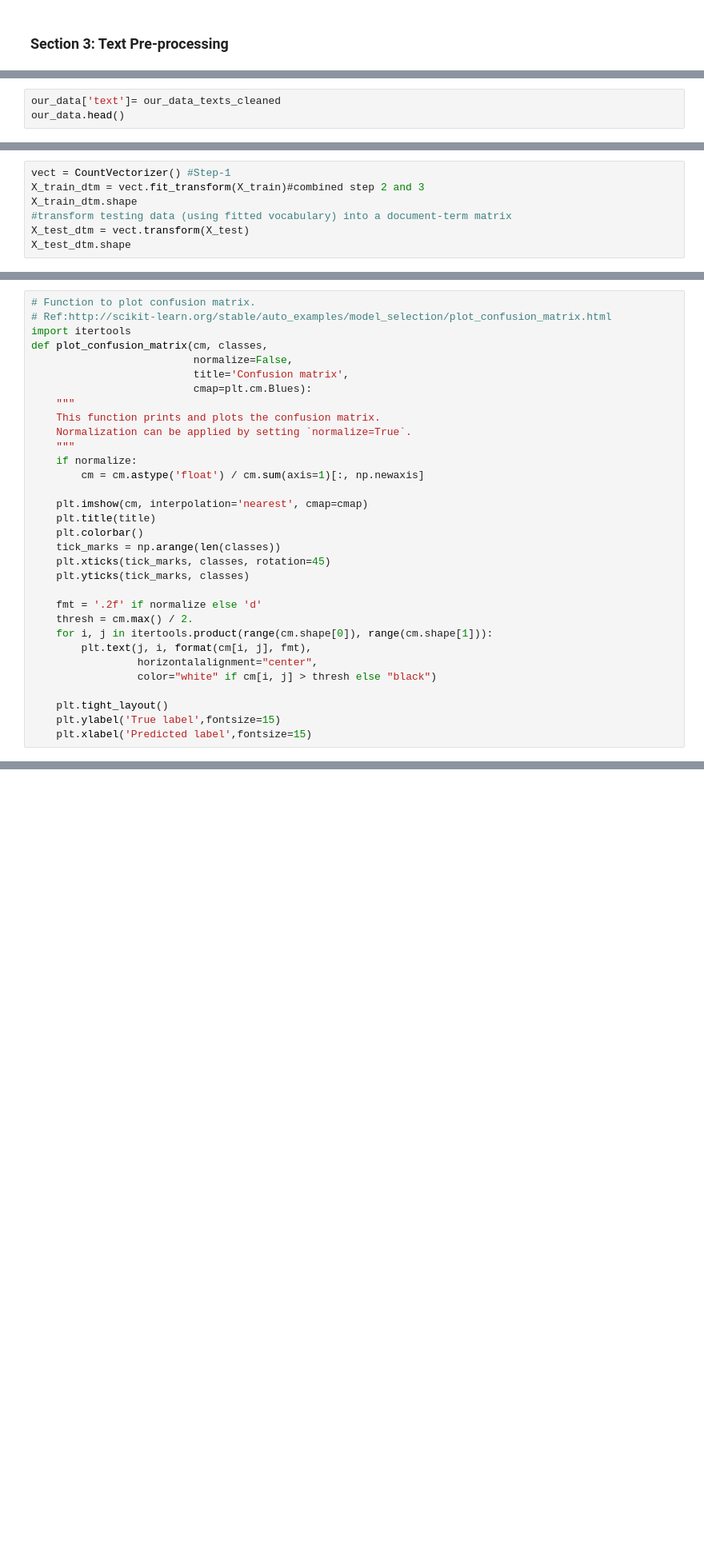
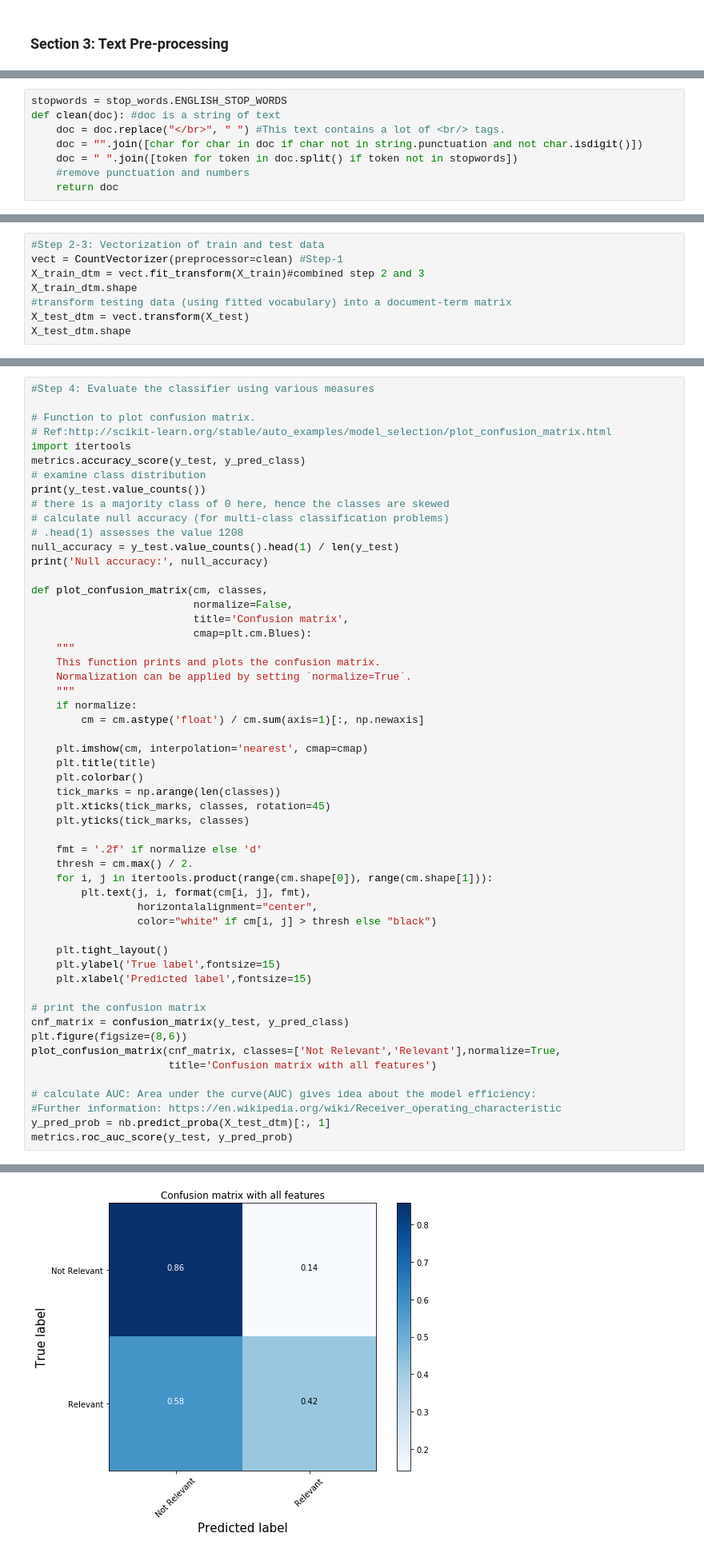
Before and after one commit to nishkalavallabhi/practicalnlp, a Jupyter notebook: Ch4/01 Text Classification wtih Naive Bayes and Logistic Regression.ipynb, the cells around one changed output, grey strips where cells are left out. Shown: that part at 80% size. Cells and saved outputs as stored; diff of their text form; blank space fills up the shorter version.

```diff
--- a/Ch4/01 Text Classification wtih Naive Bayes and Logistic Regression.ipynb
+++ b/Ch4/01 Text Classification wtih Naive Bayes and Logistic Regression.ipynb
@@ -94,3 +62,0 @@ our_data_texts_cleaned[5]
-# %%
-our_data['text']= our_data_texts_cleaned
-our_data.head()
@@ -135,0 +65,8 @@ print(y.shape)
+# %%
+stopwords = stop_words.ENGLISH_STOP_WORDS
+def clean(doc): #doc is a string of text
+    doc = doc.replace("</br>", " ") #This text contains a lot of <br/> tags.
+    doc = "".join([char for char in doc if char not in string.punctuation and not char.isdigit()])
+    doc = " ".join([token for token in doc.split() if token not in stopwords])
+    #remove punctuation and numbers
+    return doc
@@ -159,5 +102,6 @@ We can combine the step two and three into a single step as done below.
 # %%
-vect = CountVectorizer() #Step-1
+#Step 2-3: Vectorization of train and test data
+vect = CountVectorizer(preprocessor=clean) #Step-1
 X_train_dtm = vect.fit_transform(X_train)#combined step 2 and 3
 X_train_dtm.shape
 #transform testing data (using fitted vocabulary) into a document-term matrix
@@ -193,7 +120,18 @@ Name: relevance, dtype: float64
 # %%
+#Step 4: Evaluate the classifier using various measures
+
 # Function to plot confusion matrix.
 # Ref:http://scikit-learn.org/stable/auto_examples/model_selection/plot_confusion_matrix.html
 import itertools
+metrics.accuracy_score(y_test, y_pred_class)
+# examine class distribution
+print(y_test.value_counts())
+# there is a majority class of 0 here, hence the classes are skewed
+# calculate null accuracy (for multi-class classification problems)
+# .head(1) assesses the value 1208
+null_accuracy = y_test.value_counts().head(1) / len(y_test)
+print('Null accuracy:', null_accuracy)
+
 def plot_confusion_matrix(cm, classes,
                           normalize=False,
                           title='Confusion matrix',
@@ -222,3 +160,15 @@ def plot_confusion_matrix(cm, classes,
     plt.tight_layout()
     plt.ylabel('True label',fontsize=15)
     plt.xlabel('Predicted label',fontsize=15)
+
+# print the confusion matrix
+cnf_matrix = confusion_matrix(y_test, y_pred_class)
+plt.figure(figsize=(8,6))
+plot_confusion_matrix(cnf_matrix, classes=['Not Relevant','Relevant'],normalize=True,
+                      title='Confusion matrix with all features')
+
+# calculate AUC: Area under the curve(AUC) gives idea about the model efficiency:
+#Further information: https://en.wikipedia.org/wiki/Receiver_operating_characteristic
+y_pred_prob = nb.predict_proba(X_test_dtm)[:, 1]
+metrics.roc_auc_score(y_test, y_pred_prob)
+# %% [output]
@@ -224,0 +181 @@ def plot_confusion_matrix(cm, classes,
+[figure, added]
```
Also changed, not shown: parts of 33 cells of this notebook.
